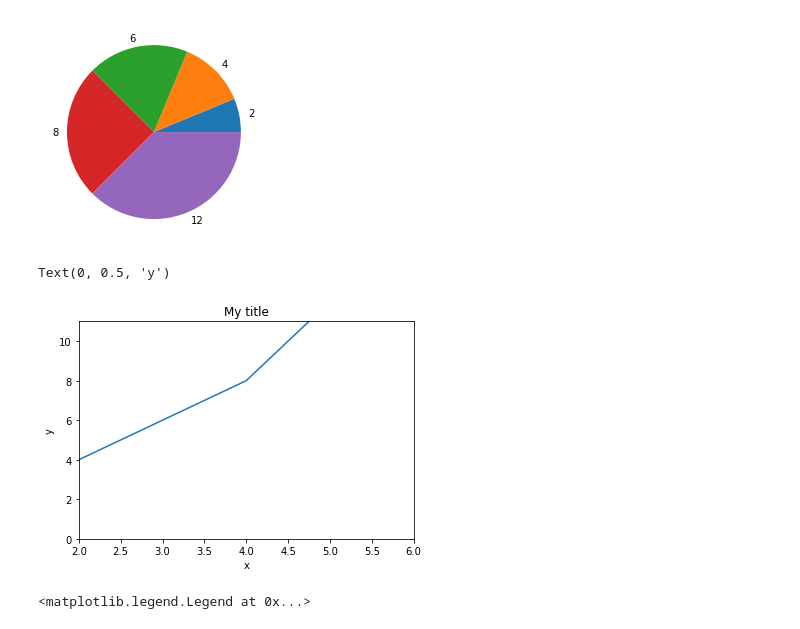
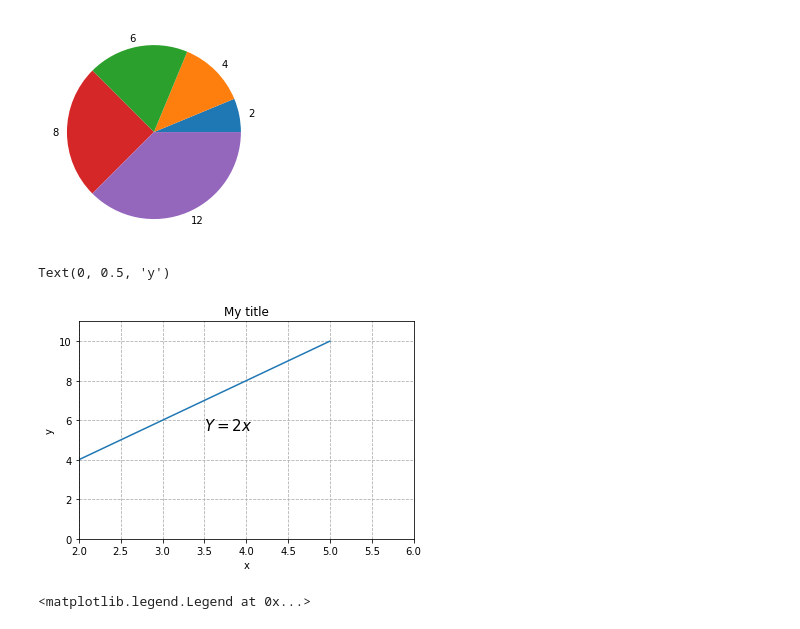
Before and after one commit to heEXDe/loose_jupyter_notebooks, a Jupyter notebook: math_with_python.ipynb, the cells around one changed output. Drawn from its saved outputs; the diff is of its cells as text; code cells hidden in the pictures.

```diff
--- a/math_with_python.ipynb
+++ b/math_with_python.ipynb
@@ -137,17 +151,21 @@ plt.pie(y, labels=labes)
 [figure]
 # %%
 x = [1, 2, 3, 4, 5]
-y = [2, 4, 6, 8, 12]
+y = [2, 4, 6, 8, 10]
 plt.plot(x, y)
 # scaling axes
 plt.axis([2, 6, 0, 11])
+# grid lines
+plt.grid(linestyle = '--')
 # adding the title and labeling axies
 plt.title("My title")
+# text inside the plot
+plt.text(3.5, 5.5, '$Y = 2x$', fontsize = 15)
 plt.xlabel("x")
 plt.ylabel("y")
 # %% [output]
 Text(0, 0.5, 'y')
-[figure, old version]
+[figure, new version]
 # %%
 x = [1, 2, 3, 4, 5]
 y1 = [2, 4, 6, 8, 12]
```
Also changed, not shown: parts of 1 cell of this notebook.
